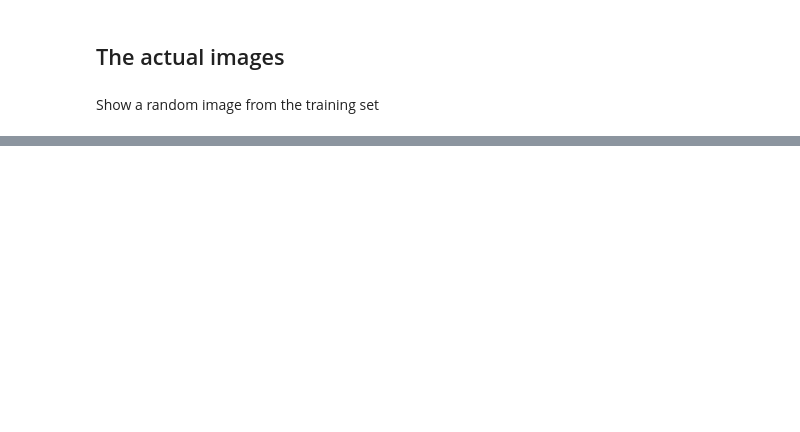
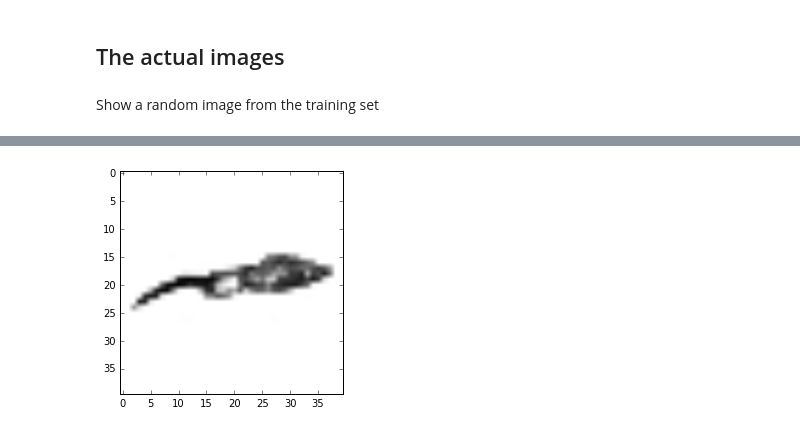
Before and after one commit to joosthere/aml_kaggle, a Jupyter notebook: notebooks/explore.ipynb, the cells around one changed output, grey strips where cells are left out. Saved outputs shown, nothing was run; the diff lists cells and outputs as text; code cells hidden in the pictures; blank space fills up the shorter version.

Commit message:
Preprocessing of images
Making images square and resizing to consistent shape

```diff
--- a/notebooks/explore.ipynb
+++ b/notebooks/explore.ipynb
@@ -108,0 +151,3 @@ show_image(train_labels.sample(n=1).iloc[0]['image'])
+# %%
+# Small sample
+squares = [pad_image(TRAIN_IMAGES_LOCATION+train_labels.iloc[i]['image']) for i in range(100)]
@@ -108,0 +156,7 @@ show_image(train_labels.sample(n=1).iloc[0]['image'])
+# %%
+def show(array):
+    plt.imshow(array,cmap='binary')
+# %%
+show(resize_image(squares[11], 40))
+# %% [output]
+[figure, added]
```
Also changed, not shown: parts of 9 cells of this notebook, 1 other file.
